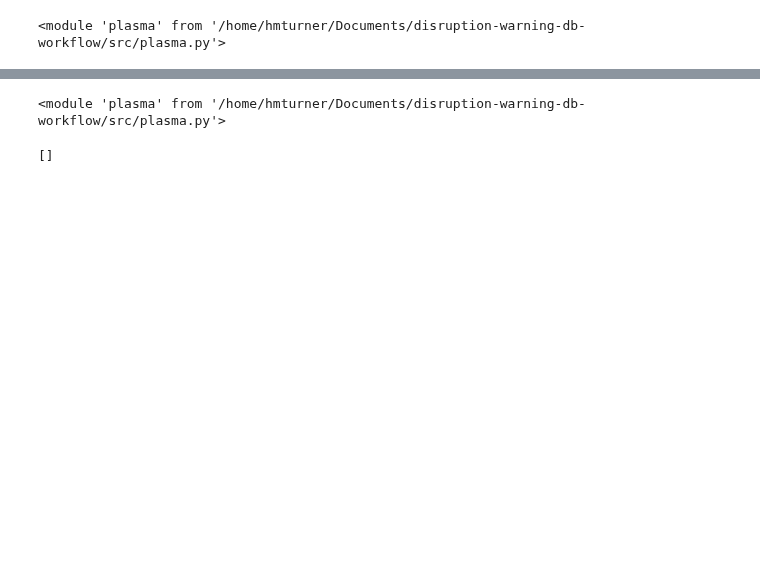
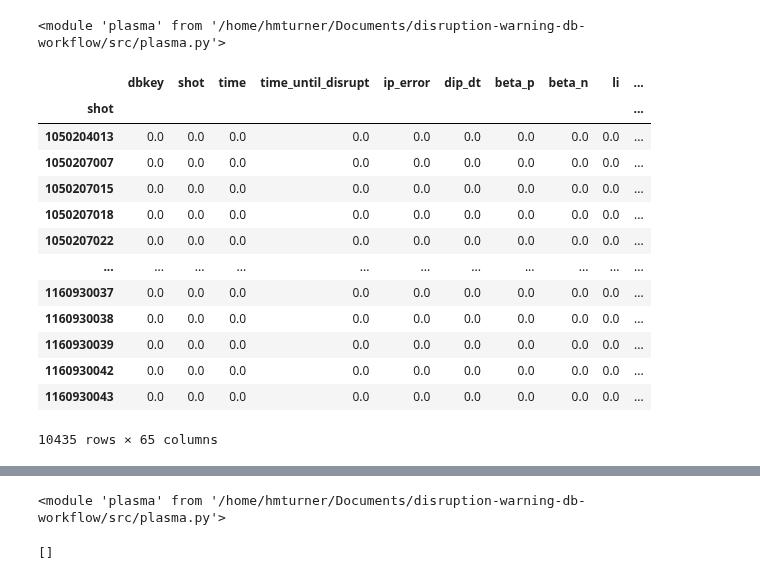
Before and after one commit to MIT-PSFC/disruption-py, a Jupyter notebook: src/examples.ipynb, the cells around one changed output, grey strips where cells are left out. Saved outputs shown, nothing was run; the diff lists cells and outputs as text; code cells hidden in the pictures; blank space fills up the shorter version.

```diff
--- a/src/examples.ipynb
+++ b/src/examples.ipynb
@@ -9,3 +10,9 @@ importlib.reload(database)
 importlib.reload(plasma)
 # %% [output]
 <module 'plasma' from '/home/hmturner/Documents/disruption-warning-db-workflow/src/plasma.py'>
+# %%
+data_handler = database.DatabaseHandler.create_cmod_handler()
+disruptions_df = data_handler.query("select * from disruption_warning order by time",use_pandas=True)
+grouped_df = disruptions_df.groupby(by=["shot"])
+# %%
+grouped_df = disruptions_df.drop(columns=['commit_hash']).groupby(by=["shot"])
@@ -11,0 +21,18 @@ importlib.reload(plasma)
+# %%
+percent_none= grouped_df.apply(lambda group: (group==None).sum()*100/len(group))
+percent_none
+# %% [output]
+|  | dbkey | shot | time | time_until_disrupt | ip_error | dip_dt | beta_p | beta_n | li | ... |
+| shot |  |  |  |  |  |  |  |  |  | ... |
+| 1050204013 | 0.0 | 0.0 | 0.0 | 0.0 | 0.0 | 0.0 | 0.0 | 0.0 | 0.0 | ... |
+| 1050207007 | 0.0 | 0.0 | 0.0 | 0.0 | 0.0 | 0.0 | 0.0 | 0.0 | 0.0 | ... |
+| 1050207015 | 0.0 | 0.0 | 0.0 | 0.0 | 0.0 | 0.0 | 0.0 | 0.0 | 0.0 | ... |
+| 1050207018 | 0.0 | 0.0 | 0.0 | 0.0 | 0.0 | 0.0 | 0.0 | 0.0 | 0.0 | ... |
+| 1050207022 | 0.0 | 0.0 | 0.0 | 0.0 | 0.0 | 0.0 | 0.0 | 0.0 | 0.0 | ... |
+| ... | ... | ... | ... | ... | ... | ... | ... | ... | ... | ... |
+| 1160930037 | 0.0 | 0.0 | 0.0 | 0.0 | 0.0 | 0.0 | 0.0 | 0.0 | 0.0 | ... |
+| 1160930038 | 0.0 | 0.0 | 0.0 | 0.0 | 0.0 | 0.0 | 0.0 | 0.0 | 0.0 | ... |
+| 1160930039 | 0.0 | 0.0 | 0.0 | 0.0 | 0.0 | 0.0 | 0.0 | 0.0 | 0.0 | ... |
+| 1160930042 | 0.0 | 0.0 | 0.0 | 0.0 | 0.0 | 0.0 | 0.0 | 0.0 | 0.0 | ... |
+| 1160930043 | 0.0 | 0.0 | 0.0 | 0.0 | 0.0 | 0.0 | 0.0 | 0.0 | 0.0 | ... |
+10435 rows × 65 columns
```
Also changed, not shown: parts of 16 cells of this notebook, 3 other files.
